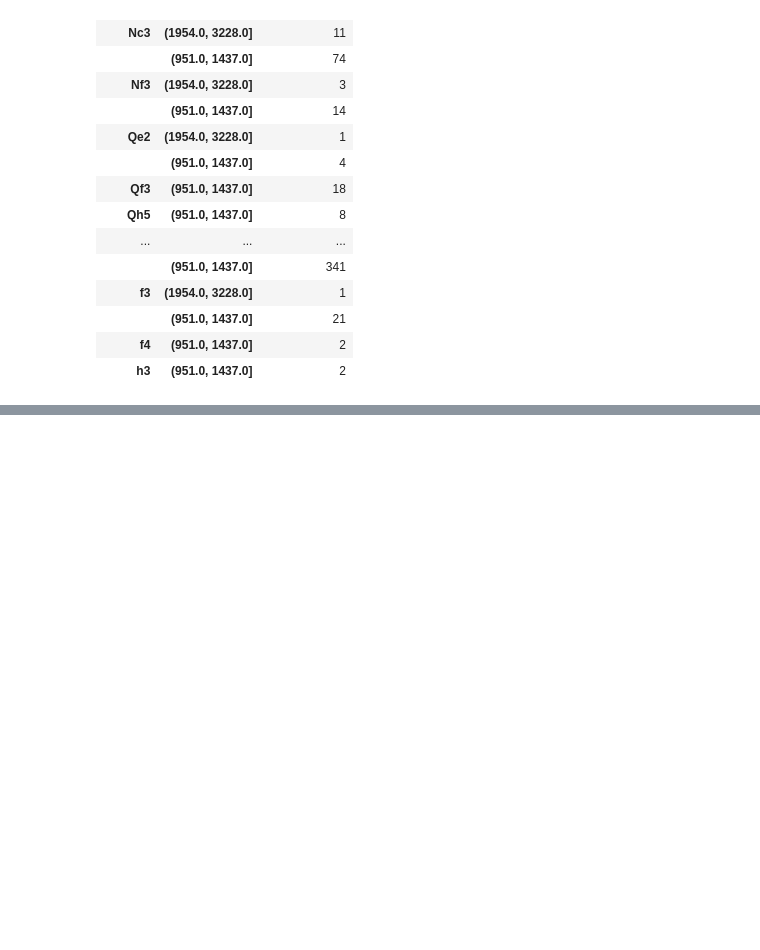
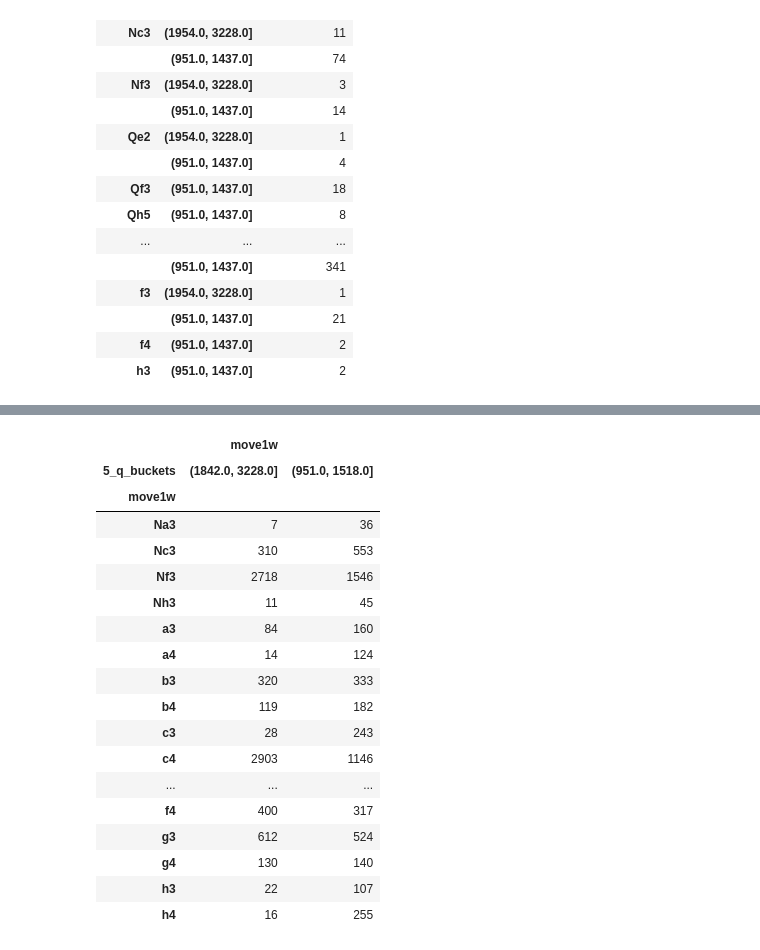
Before and after one commit to crawftv/chessdb, a Jupyter notebook: FICS_exploration.ipynb, the cells around one changed output, grey strips where cells are left out. Cells and saved outputs as stored; diff of their text form; code cells hidden in the pictures; blank space fills up the shorter version.

```diff
--- a/FICS_exploration.ipynb
+++ b/FICS_exploration.ipynb
@@ -184,0 +197,4 @@ c
+# %%
+b['m4'] = b['move1w'] + b['move1b'] + b['move2w'] + b['move2b'] + b['move3w'] + b['move3b'] + b['move4w'] + b['move4b']
+b['m1'] = b['move1w'] + b['move1b']
+b['m2'] = b['move1w'] + b['move1b'] + b['move2w'] + b['move2b']
@@ -184,0 +289,25 @@ c
+# %%
+z = b.groupby(['move1w','5_q_buckets']).agg({'move1w':np.size})
+z = z.sort_values('move1w',ascending=False).unstack(level=1).fillna(0)
+chi = scipy.stats.chi2_contingency(z)
+chi
+# %% [output]
+|  | move1w |  |
+| 5_q_buckets | (1842.0, 3228.0] | (951.0, 1518.0] |
+| move1w |  |  |
+| Na3 | 7 | 36 |
+| Nc3 | 310 | 553 |
+| Nf3 | 2718 | 1546 |
+| Nh3 | 11 | 45 |
+| a3 | 84 | 160 |
+| a4 | 14 | 124 |
+| b3 | 320 | 333 |
+| b4 | 119 | 182 |
+| c3 | 28 | 243 |
+| c4 | 2903 | 1146 |
+| ... | ... | ... |
+| f4 | 400 | 317 |
+| g3 | 612 | 524 |
+| g4 | 130 | 140 |
+| h3 | 22 | 107 |
+| h4 | 16 | 255 |
```
Also changed, not shown: parts of 10 cells of this notebook, 4 other files.
